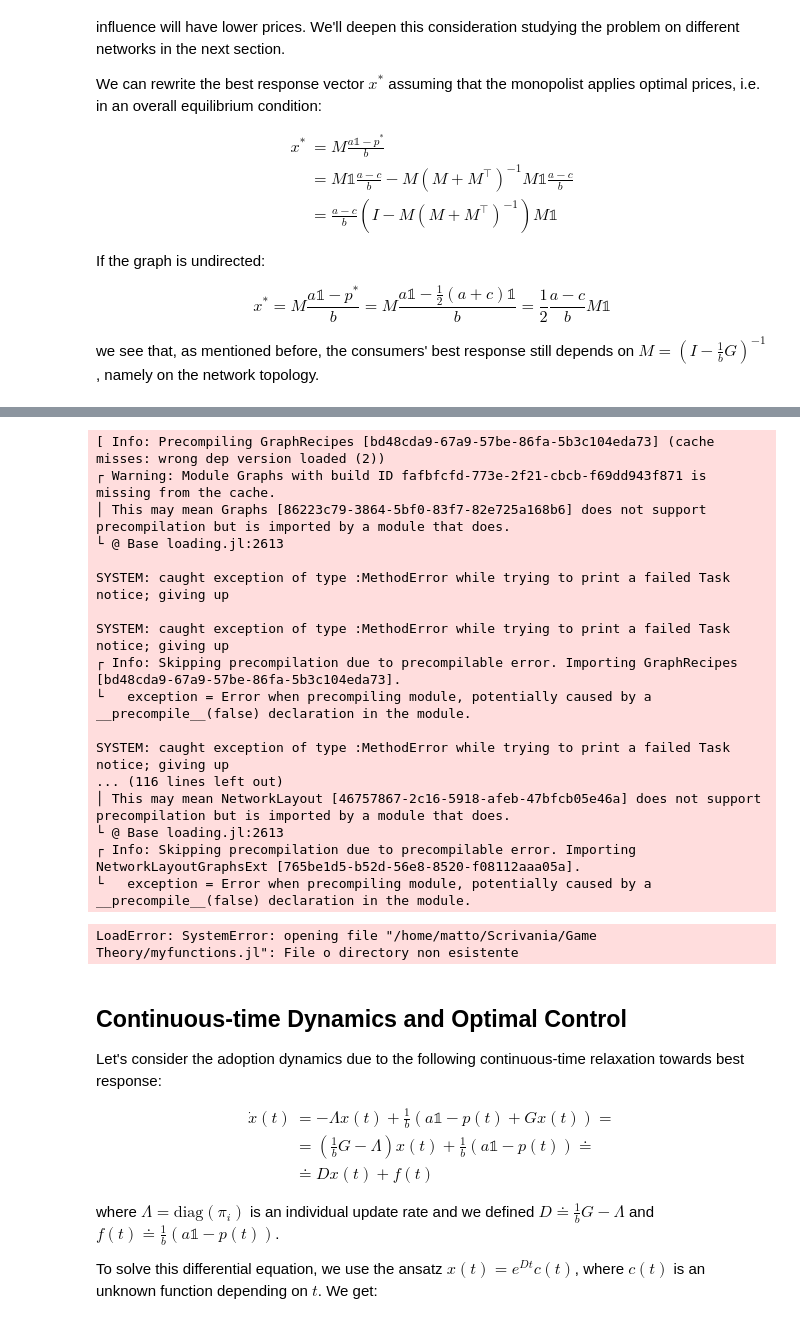
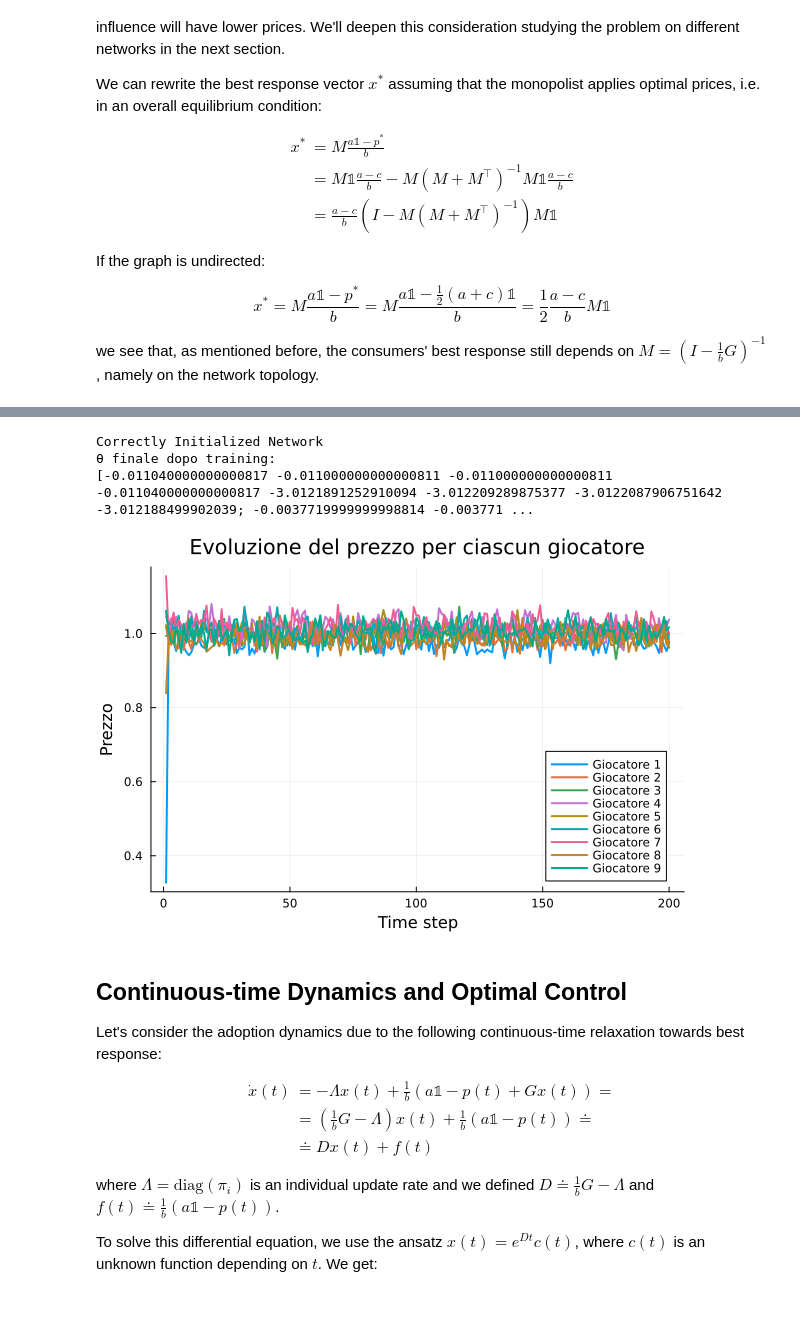
Before and after one commit to capoindiscusso/Game_Theory, a Jupyter notebook: Game Theory/Optimal_Pricing.ipynb, the cells around one changed output, grey strips where cells are left out. Cells and saved outputs as stored; diff of their text form; code cells hidden in the pictures.

```diff
--- a/Game Theory/Optimal_Pricing.ipynb
+++ b/Game Theory/Optimal_Pricing.ipynb
@@ -275,8 +283,8 @@ T = 300
 
 Λ = 1.0*diagm(ones(N)) #.+ 0.5*rand(N)
 #g = createGraphStar(N)
-#g = createGraphFullyConnected(N)/N
-g = createGraphStarNoLeavesLinks(N)
+g = createGraphFullyConnected(N)/N
+#g = createGraphStarNoLeavesLinks(N)  # ma sta funzione esiste ????
 checkParameters(g, a, b, c)
 
 
@@ -383,51 +391,37 @@ states_history = zeros(N, T_plot)  # stati ad ogni passo
 
 for t in 1:T_plot
     μ = zeros(N)
     σ = zeros(N)
     p = zeros(N)
     for k in 1:N
         μ[k] = θ[k,1] + θ[k,2]*x[k] + θ[k,3]*x[k]^2
         σ[k] = exp(θ[k,4] + θ[k,5]*x[k] + θ[k,6]*x[k]^2)
         p[k] = rand(LogNormal(μ[k], σ[k]))
     end
     actions_history[:, t] = p   # salva le azioni
     states_history[:, t] = x    # salva gli stati
 
     # Update stato
     for i in 1:N
         x[i] = x[i] + Λ[i,i]*((a-p[i])/b + sum(g[i,j]*x[j] for j in 1:N)/b - x[i])
         x[i] = x[i] = max(x[i], 1e-3)
     end
 end
 
 # Plot dei prezzi per ciascun giocatore
 
 plot()
 for i in 1:N
     plot!(1:T_plot, actions_history[i, :], label="Giocatore $i", lw=2)
 end
 xlabel!("Time step")
 ylabel!("Prezzo")
 title!("Evoluzione del prezzo per ciascun giocatore")
 # %% [output]
-[ Info: Precompiling GraphRecipes [bd48cda9-67a9-57be-86fa-5b3c104eda73] (cache misses: wrong dep version loaded (2))
-┌ Warning: Module Graphs with build ID fafbfcfd-773e-2f21-cbcb-f69dd943f871 is missing from the cache.
-│ This may mean Graphs [86223c79-3864-5bf0-83f7-82e725a168b6] does not support precompilation but is imported by a module that does.
-└ @ Base loading.jl:2613
-
-SYSTEM: caught exception of type :MethodError while trying to print a failed Task notice; giving up
-
-SYSTEM: caught exception of type :MethodError while trying to print a failed Task notice; giving up
-┌ Info: Skipping precompilation due to precompilable error. Importing GraphRecipes [bd48cda9-67a9-57be-86fa-5b3c104eda73].
-└   exception = Error when precompiling module, potentially caused by a __precompile__(false) declaration in the module.
-
-SYSTEM: caught exception of type :MethodError while trying to print a failed Task notice; giving up
-... (116 lines left out)
-│ This may mean NetworkLayout [46757867-2c16-5918-afeb-47bfcb05e46a] does not support precompilation but is imported by a module that does.
-└ @ Base loading.jl:2613
-┌ Info: Skipping precompilation due to precompilable error. Importing NetworkLayoutGraphsExt [765be1d5-b52d-56e8-8520-f08112aaa05a].
-└   exception = Error when precompiling module, potentially caused by a __precompile__(false) declaration in the module.
+Correctly Initialized Network
+θ finale dopo training:
+[-0.011040000000000817 -0.011000000000000811 -0.011000000000000811 -0.011040000000000817 -3.0121891252910094 -3.012209289875377 -3.0122087906751642 -3.012188499902039; -0.0037719999999998814 -0.003771 ...
-LoadError: SystemError: opening file "/home/matto/Scrivania/Game Theory/myfunctions.jl": File o directory non esistente
+[figure, added]
 # %% [markdown]
 ## Continuous-time Dynamics and Optimal Control
 
```
Also changed, not shown: parts of 8 cells of this notebook, 1 other file.
